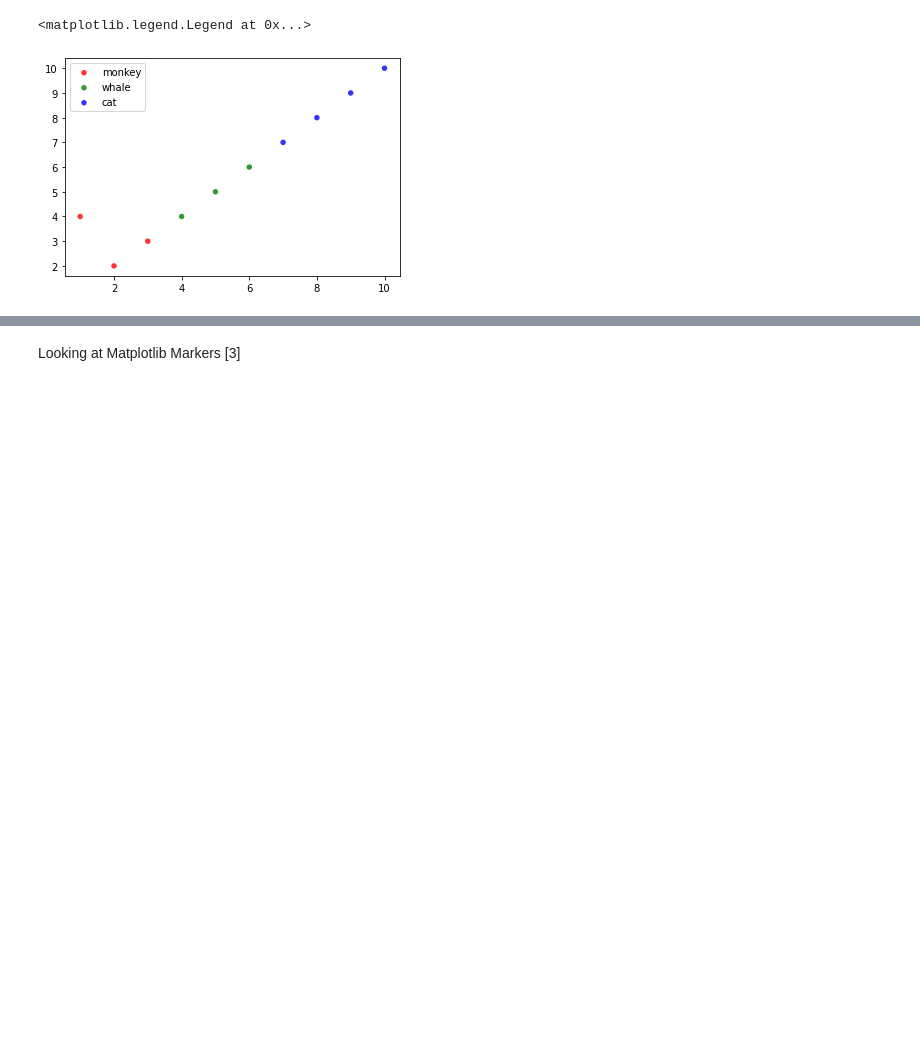
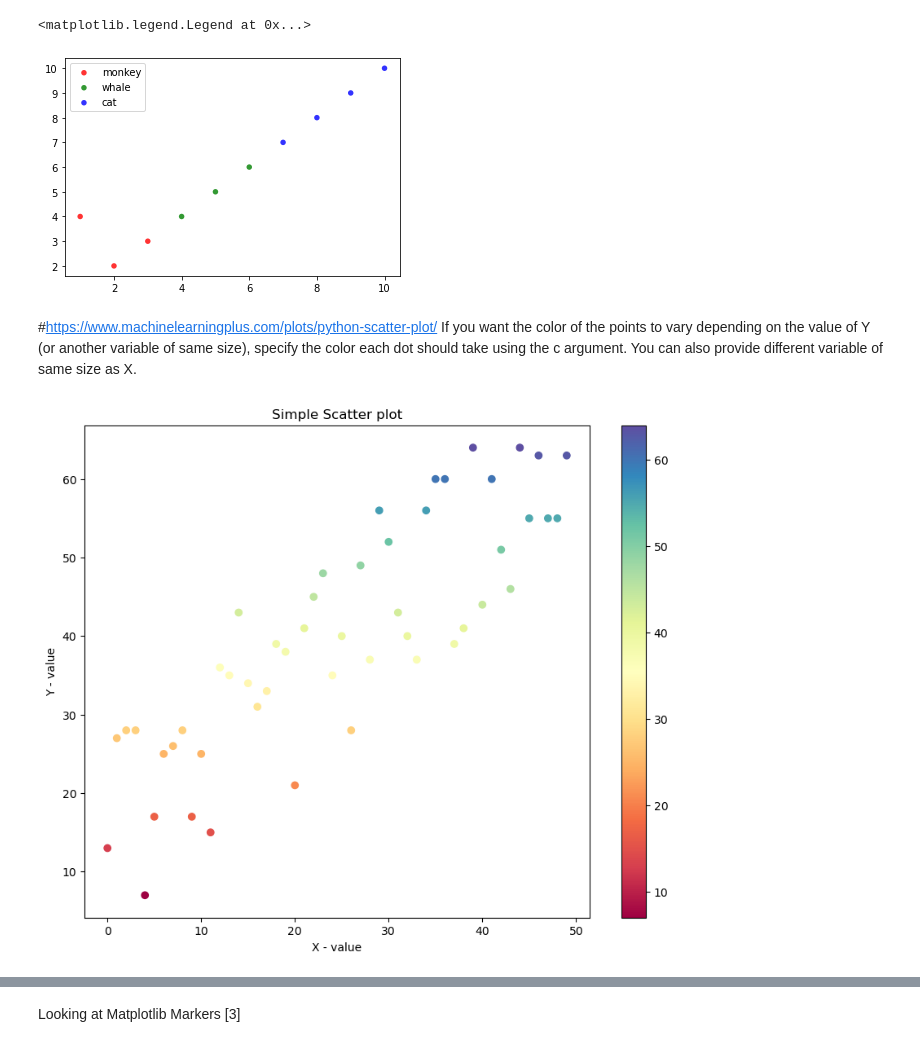
Before and after one commit to katel85/FundamentalsDA, a Jupyter notebook: pyplot.ipynb, the cells around one changed output, grey strips where cells are left out. Cells and saved outputs as stored; diff of their text form; code cells hidden in the pictures; blank space fills up the shorter version.

Commit message:
working on scatterplots

```diff
--- a/pyplot.ipynb
+++ b/pyplot.ipynb
@@ -329,3 +378,21 @@ plt.legend(loc=2)
 # %% [output]
 <matplotlib.legend.Legend at 0x...>
 [figure]
+# %% [markdown]
+#https://www.machinelearningplus.com/plots/python-scatter-plot/
+If you want the color of the points to vary depending on the value of Y (or another variable of same size), specify the color each dot should take using the c argument.
+You can also provide different variable of same size as X.
+# %%
+#https://www.machinelearningplus.com/plots/python-scatter-plot/
+# Simple Scatterplot with colored points
+x = range(50)
+y = range(50) + np.random.randint(0,30,50)
+plt.rcParams.update({'figure.figsize':(10,8), 'figure.dpi':100})
+plt.scatter(x, y, c=y, cmap='Spectral')
+plt.colorbar()
+plt.title('Simple Scatter plot')
+plt.xlabel('X - value')
+plt.ylabel('Y - value')
+plt.show()
+# %% [output]
+[figure, added]
```
Also changed, not shown: parts of 36 cells of this notebook, 1 other file.
